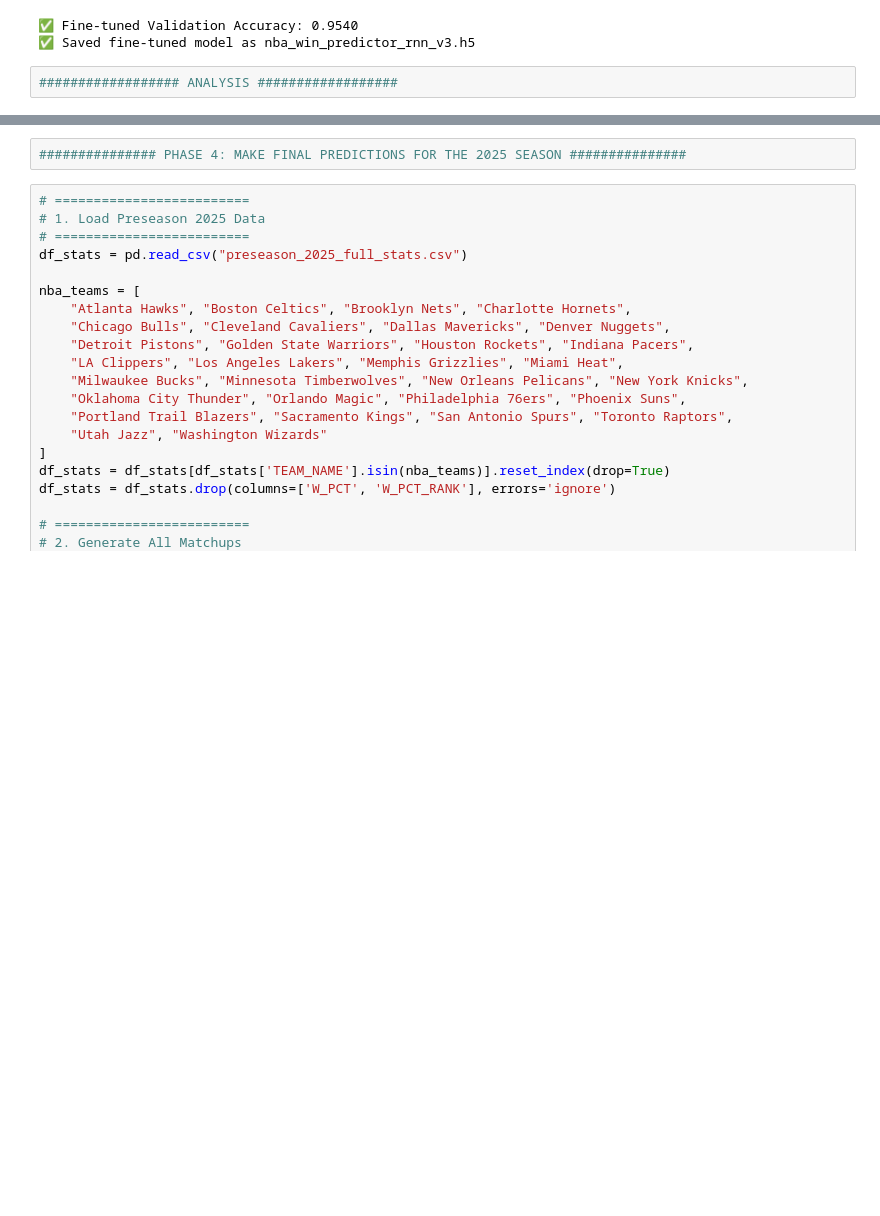
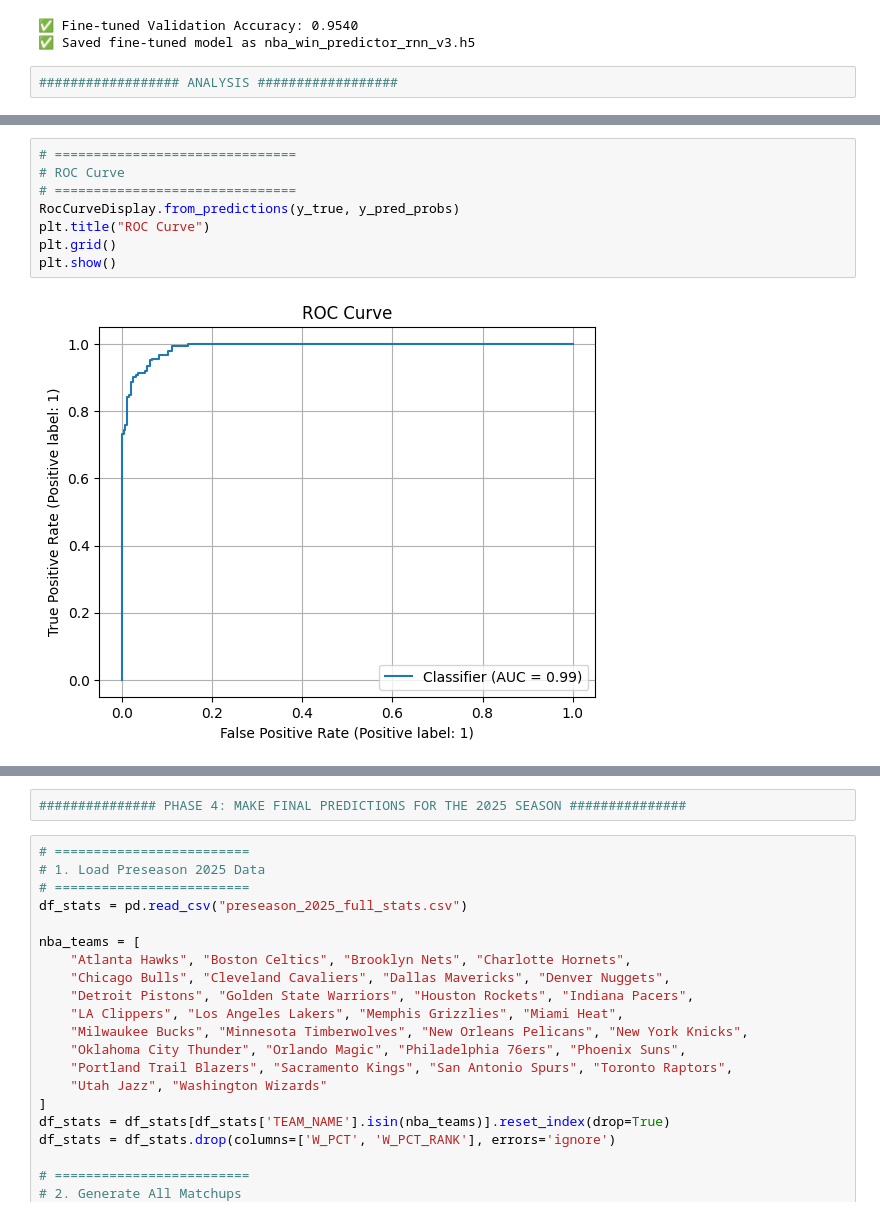
Before and after one commit to BihanDasgupta/ShotMint, a Jupyter notebook: MintShooter_RNN_Model.ipynb, the cells around one changed output, grey strips where cells are left out. Drawn from its saved outputs; the diff is of its cells as text; blank space fills up the shorter version.

```diff
--- a/MintShooter_RNN_Model.ipynb
+++ b/MintShooter_RNN_Model.ipynb
@@ -1120,0 +1183,10 @@ WARNING:absl:You are saving your model as an HDF5 file via `model.save()` or `ke
+# %%
+# ===============================
+# ROC Curve
+# ===============================
+RocCurveDisplay.from_predictions(y_true, y_pred_probs)
+plt.title("ROC Curve")
+plt.grid()
+plt.show()
+# %% [output]
+[figure, added]
```
Also changed, not shown: parts of 17 cells of this notebook.
